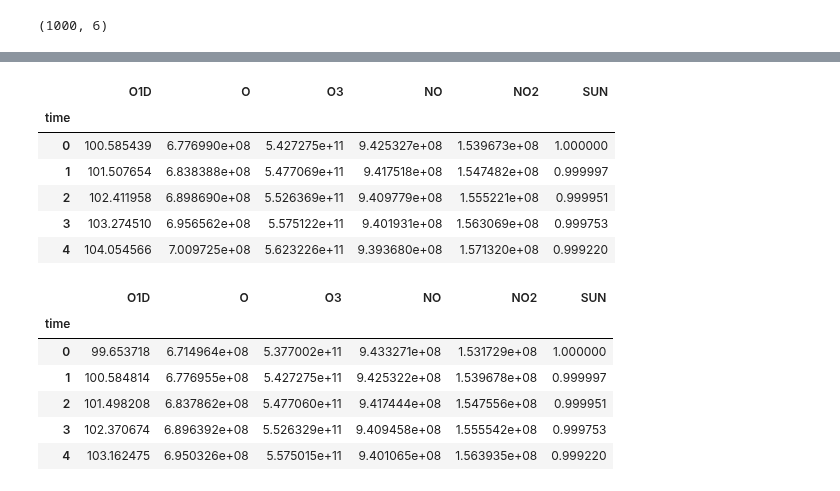
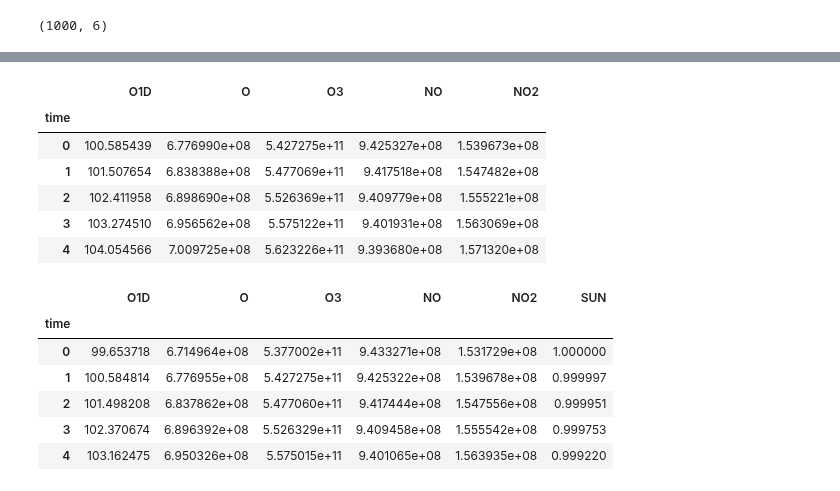
Before and after one commit to JiaweiZhuang/KPP, a Jupyter notebook: my_tests/small_strato/use_f2py.ipynb, the cells around one changed output, grey strips where cells are left out. Cells and saved outputs as stored; diff of their text form; code cells hidden in the pictures.

```diff
--- a/my_tests/small_strato/use_f2py.ipynb
+++ b/my_tests/small_strato/use_f2py.ipynb
@@ -69,15 +84,15 @@ y_rerun.shape
 # %%
-df_rerun = pd.DataFrame(y_rerun.T, columns=varnames+['SUN'])
+df_rerun = pd.DataFrame(y_rerun.T, columns=varnames)
 df_rerun.index.name = 'time'
 df_rerun.head()
 # %% [output]
-|  | O1D | O | O3 | NO | NO2 | SUN |
-| time |  |  |  |  |  |  |
-| 0 | 100.585439 | 6.776990e+08 | 5.427275e+11 | 9.425327e+08 | 1.539673e+08 | 1.000000 |
-| 1 | 101.507654 | 6.838388e+08 | 5.477069e+11 | 9.417518e+08 | 1.547482e+08 | 0.999997 |
-| 2 | 102.411958 | 6.898690e+08 | 5.526369e+11 | 9.409779e+08 | 1.555221e+08 | 0.999951 |
-| 3 | 103.274510 | 6.956562e+08 | 5.575122e+11 | 9.401931e+08 | 1.563069e+08 | 0.999753 |
-| 4 | 104.054566 | 7.009725e+08 | 5.623226e+11 | 9.393680e+08 | 1.571320e+08 | 0.999220 |
+|  | O1D | O | O3 | NO | NO2 |
+| time |  |  |  |  |  |
+| 0 | 100.585439 | 6.776990e+08 | 5.427275e+11 | 9.425327e+08 | 1.539673e+08 |
+| 1 | 101.507654 | 6.838388e+08 | 5.477069e+11 | 9.417518e+08 | 1.547482e+08 |
+| 2 | 102.411958 | 6.898690e+08 | 5.526369e+11 | 9.409779e+08 | 1.555221e+08 |
+| 3 | 103.274510 | 6.956562e+08 | 5.575122e+11 | 9.401931e+08 | 1.563069e+08 |
+| 4 | 104.054566 | 7.009725e+08 | 5.623226e+11 | 9.393680e+08 | 1.571320e+08 |
 # %%
 df_history.head()
 # %% [output]
```
Also changed, not shown: parts of 7 cells of this notebook, 1 other file.
